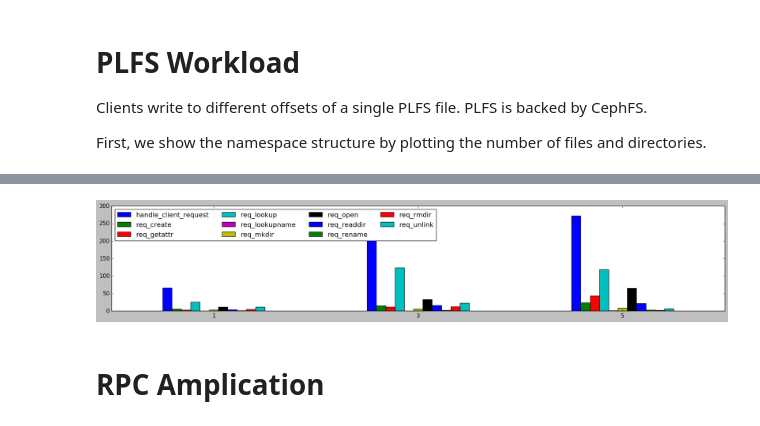
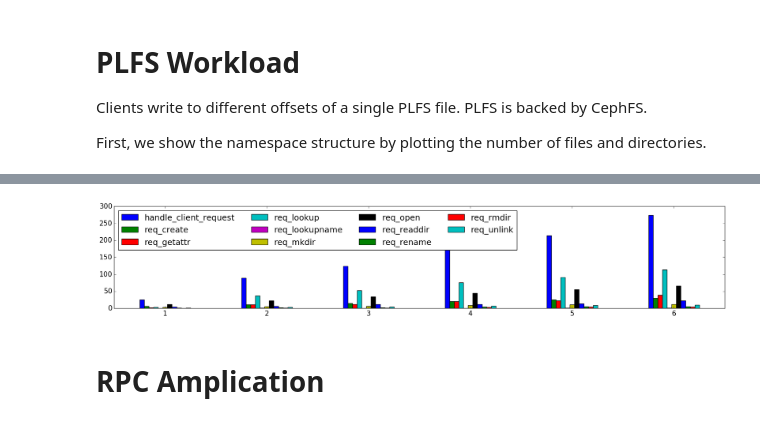
Before and after one commit to michaelsevilla/paulocto-popper, a Jupyter notebook: experiments/n1/vizualize.ipynb, the cells around one changed output, grey strips where cells are left out. Drawn from its saved outputs; the diff is of its cells as text; code cells hidden in the pictures.

```diff
--- a/experiments/n1/vizualize.ipynb
+++ b/experiments/n1/vizualize.ipynb
@@ -46,13 +39,13 @@ df
 # %%
 # get column headers
 val = pd.DataFrame()
-with open ("results/perfdump_all_after") as f:
+with open ("results/perfdump_6_after") as f:
     data = json.load(f)
     val = json_normalize(data['mds_server'])
 df = pd.DataFrame(columns=list(val))
 
 # read in the data
-for i in ["one", "half", "all"]:
+for i in ["1", "2", "3", "4", "5", "6"]:
     with open ("results/perfdump_" + str(i) + "_after") as f:
         data = json.load(f)
         val = json_normalize(data['mds_server'])
@@ -75,7 +68,7 @@ fig, ax = plt.subplots(1, 1)
 df.plot.bar(ax=ax, figsize=(24, 4))
 ax.set_xticklabels(clients, rotation=0)
 ax.legend(ncol=4, loc='upper left')
-fig.savefig('results/namespace-requests.png', dpi=400)
+#fig.savefig('results/namespace-requests.png', dpi=400)
 df
 # %% [output]
 |  | handle_client_request | req_create | req_getattr | req_lookup | req_lookupname | req_mkdir | req_open | ... |
@@ -85,3 +81,3 @@ df
-[figure, old version]
+[figure, new version]
 # %% [markdown]
 # RPC Amplication
```
Also changed, not shown: parts of 5 cells of this notebook, 8 other files.
